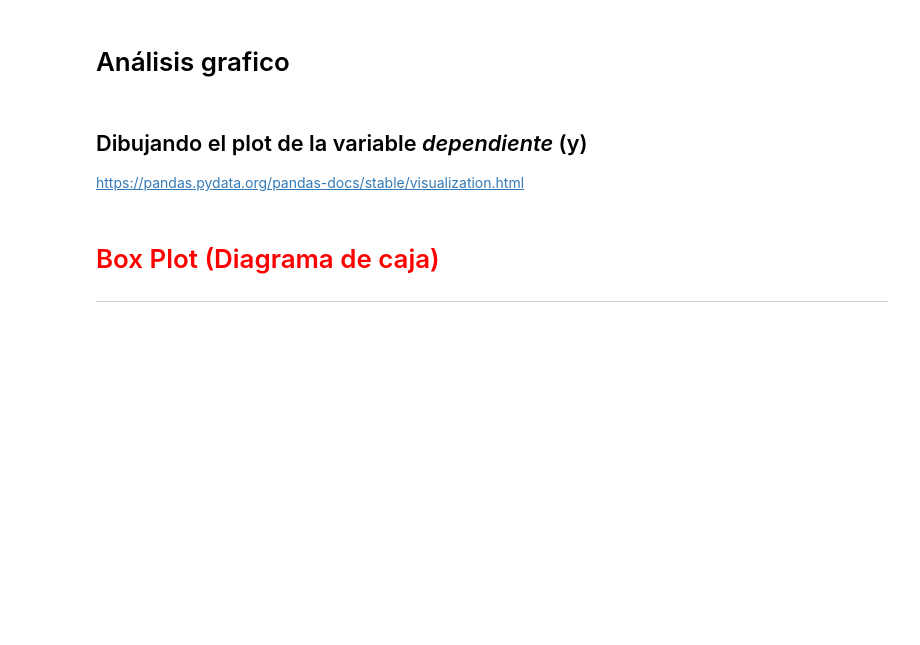
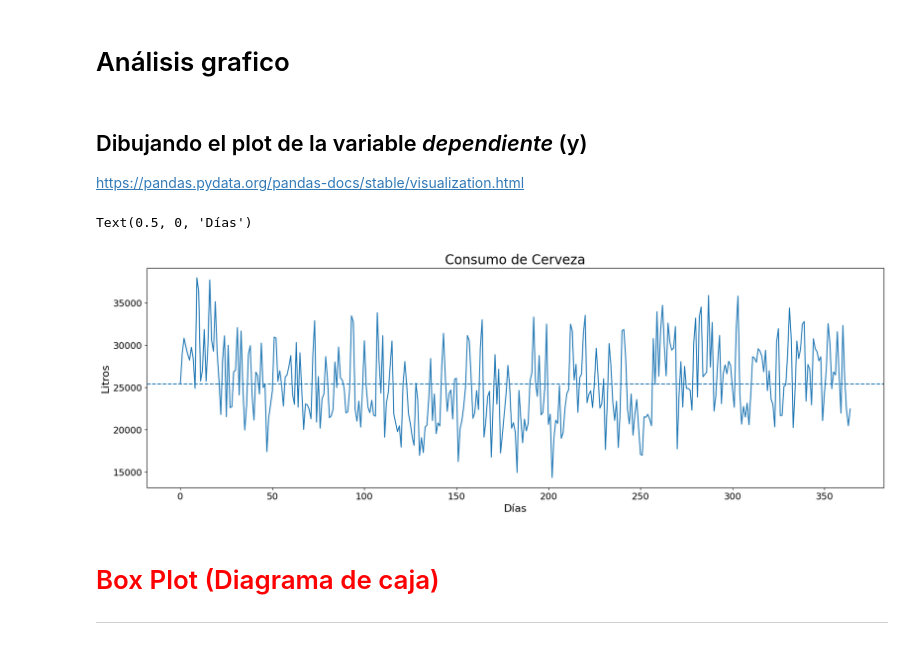
Before and after one commit to Luis1g/Regresion-Lineal-1, a Jupyter notebook: Regresión_Lineal.ipynb, the cells around one changed output. Saved outputs shown, nothing was run; the diff lists cells and outputs as text; code cells hidden in the pictures; blank space fills up the shorter version.

```diff
--- a/Regresión_Lineal.ipynb
+++ b/Regresión_Lineal.ipynb
@@ -104,6 +107,17 @@ datos.corr(numeric_only=True).round(4)
 # %% [markdown]
 ## Dibujando el plot de la variable *dependiente* (y)
 https://pandas.pydata.org/pandas-docs/stable/visualization.html
+# %%
+fig, ax = plt.subplots(figsize = (20, 6))
+
+ax = datos["consumo"].plot(fontsize= 14)
+ax.axhline(y = np.mean(datos["consumo"]), ls = "--")
+ax.set_title("Consumo de Cerveza", fontsize = 20)
+ax.set_ylabel("Litros", fontsize = 16)
+ax.set_xlabel("Días", fontsize = 16)
+# %% [output]
+Text(0.5, 0, 'Días')
+[figure, added]
 # %% [markdown]
 # <font color='red' style='font-size: 30px;'>Box Plot (Diagrama de caja)</font>
 
```
Also changed, not shown: parts of 7 cells of this notebook.
